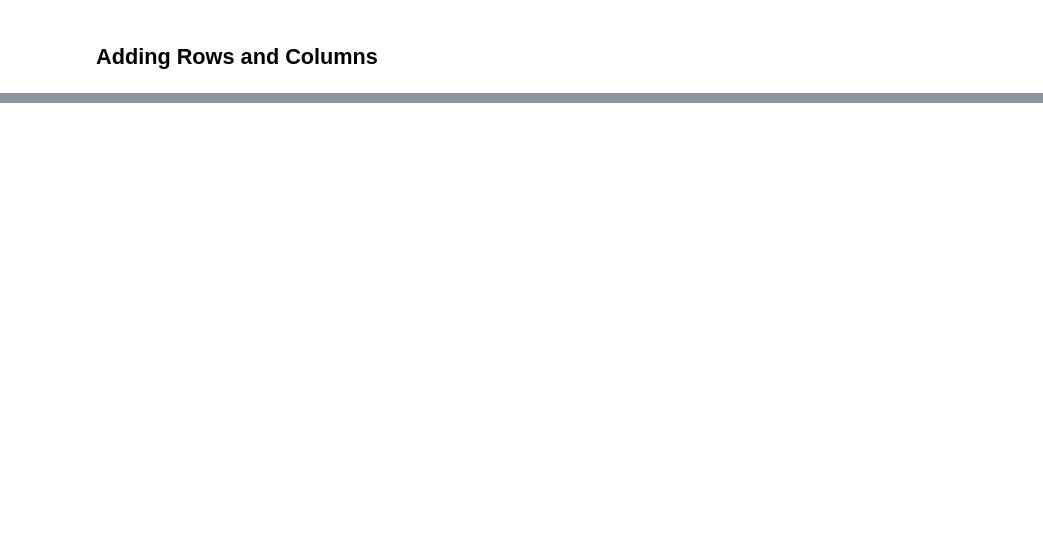
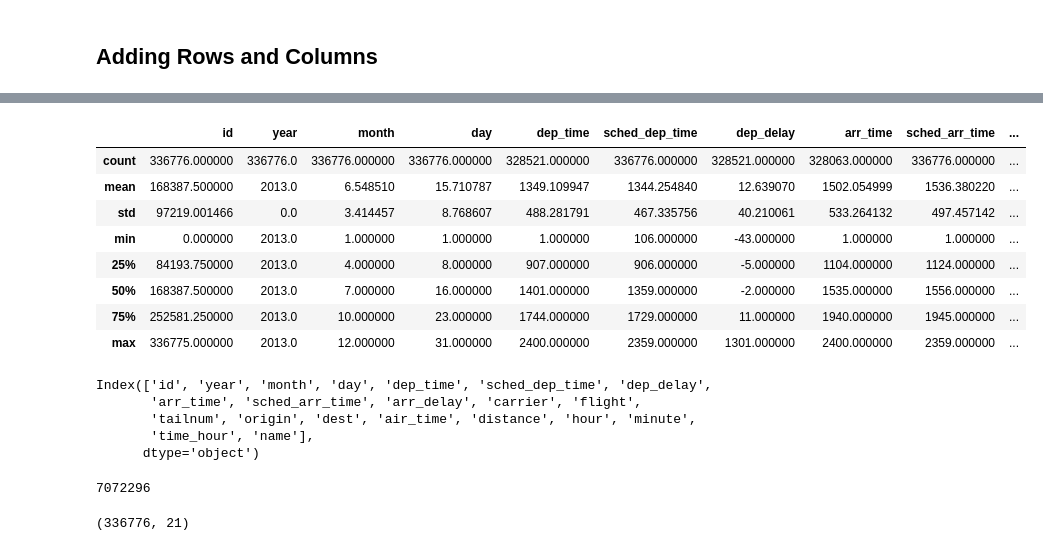
Before and after one commit to Geetik-sharma/all-c-programs, a Jupyter notebook: ML/pandas_and_numpy_notebook.ipynb, the cells around one changed output, grey strips where cells are left out. Saved outputs shown, nothing was run; the diff lists cells and outputs as text; code cells hidden in the pictures; blank space fills up the shorter version.

```diff
--- a/ML/pandas_and_numpy_notebook.ipynb
+++ b/ML/pandas_and_numpy_notebook.ipynb
@@ -147,0 +504,29 @@ print("With new column:\n", with_new_col)
+# %%
+#describe method
+data_frame.describe()
+# %% [output]
+|  | id | year | month | day | dep_time | sched_dep_time | dep_delay | arr_time | sched_arr_time | ... |
+| count | 336776.000000 | 336776.0 | 336776.000000 | 336776.000000 | 328521.000000 | 336776.000000 | 328521.000000 | 328063.000000 | 336776.000000 | ... |
+| mean | 168387.500000 | 2013.0 | 6.548510 | 15.710787 | 1349.109947 | 1344.254840 | 12.639070 | 1502.054999 | 1536.380220 | ... |
+| std | 97219.001466 | 0.0 | 3.414457 | 8.768607 | 488.281791 | 467.335756 | 40.210061 | 533.264132 | 497.457142 | ... |
+| min | 0.000000 | 2013.0 | 1.000000 | 1.000000 | 1.000000 | 106.000000 | -43.000000 | 1.000000 | 1.000000 | ... |
+| 25% | 84193.750000 | 2013.0 | 4.000000 | 8.000000 | 907.000000 | 906.000000 | -5.000000 | 1104.000000 | 1124.000000 | ... |
+| 50% | 168387.500000 | 2013.0 | 7.000000 | 16.000000 | 1401.000000 | 1359.000000 | -2.000000 | 1535.000000 | 1556.000000 | ... |
+| 75% | 252581.250000 | 2013.0 | 10.000000 | 23.000000 | 1744.000000 | 1729.000000 | 11.000000 | 1940.000000 | 1945.000000 | ... |
+| max | 336775.000000 | 2013.0 | 12.000000 | 31.000000 | 2400.000000 | 2359.000000 | 1301.000000 | 2400.000000 | 2359.000000 | ... |
+# %%
+data_frame.columns
+# %% [output]
+Index(['id', 'year', 'month', 'day', 'dep_time', 'sched_dep_time', 'dep_delay',
+       'arr_time', 'sched_arr_time', 'arr_delay', 'carrier', 'flight',
+       'tailnum', 'origin', 'dest', 'air_time', 'distance', 'hour', 'minute',
+       'time_hour', 'name'],
+      dtype='object')
+# %%
+data_frame.size
+# %% [output]
+7072296
+# %%
+data_frame.shape
+# %% [output]
+(336776, 21)
```
Also changed, not shown: parts of 67 cells of this notebook, 9 other files.
